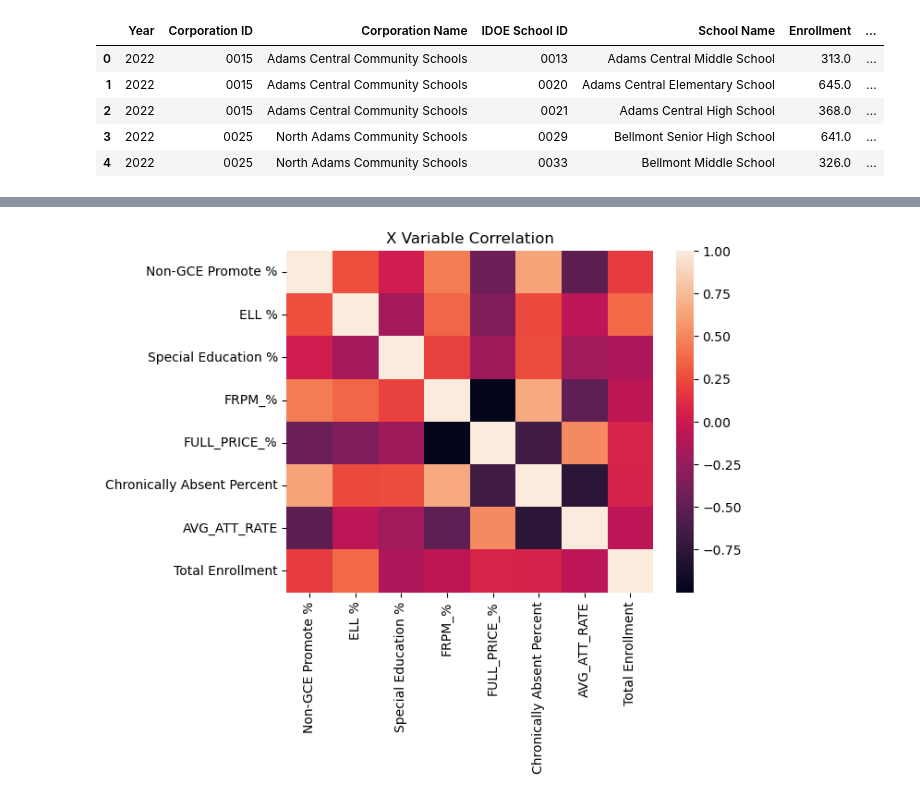
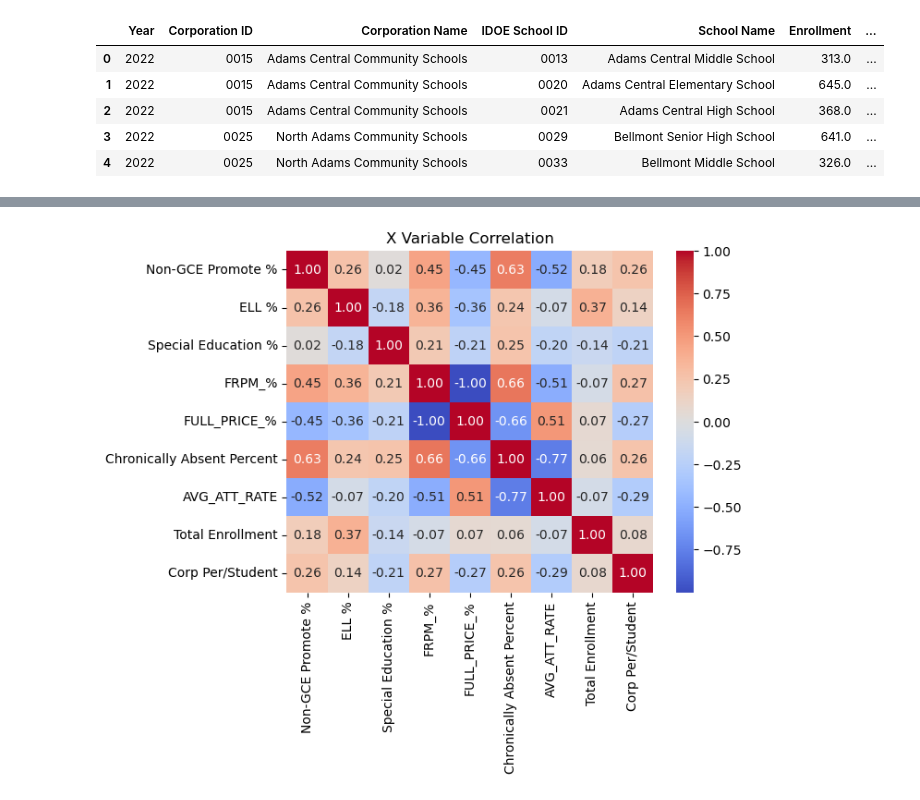
Before and after one commit to lehmanta23/IDOE_AI_project, a Jupyter notebook: Updated Data Exploration_Taylor.ipynb, the cells around one changed output, grey strips where cells are left out. Drawn from its saved outputs; the diff is of its cells as text; code cells hidden in the pictures.

```diff
--- a/Updated Data Exploration_Taylor.ipynb
+++ b/Updated Data Exploration_Taylor.ipynb
@@ -106,13 +109,13 @@ df.head()
 | 3 | 125 | MSD Southwest Allen County Schls | 0.024144 | 0.020649 | 0.119391 | 0.236400 | 0.763468 | ... |
 | 4 | 225 | Northwest Allen County Schools | 0.012208 | 0.036025 | 0.157700 | 0.237743 | 0.762257 | ... |
 # %%
-X = ["Non-GCE Promote %", "ELL %", "Special Education %", "FRPM_%", "FULL_PRICE_%", "Chronically Absent Percent", "AVG_ATT_RATE", "Total Enrollment"]
+X = ["Non-GCE Promote %", "ELL %", "Special Education %", "FRPM_%", "FULL_PRICE_%", "Chronically Absent Percent", "AVG_ATT_RATE", "Total Enrollment", "Corp Per/Student"]
 Y = ["ELA Proficient %", "Math Proficient %"]
 subset = df[X + Y]
 print(subset.head())
 corrs = subset.corr().loc[X, Y]
-plt.figure()
-sns.heatmap(corrs)
+feature_label_corr_map = plt.figure()
+sns.heatmap(corrs, annot=True, fmt=".2f", cmap="coolwarm", center=0)
 plt.show()
 # %% [output]
    Non-GCE Promote %     ELL %  Special Education %    FRPM_%  FULL_PRICE_%  \
@@ -139,8 +144,8 @@ plt.show()
 # %%
 x_corr = df[X].corr()
-plt.figure()
-sns.heatmap(x_corr)
+feature_feature_corr_map = plt.figure()
+sns.heatmap(x_corr, annot=True, fmt=".2f", cmap="coolwarm", center=0)
 plt.title("X Variable Correlation")
 plt.show()
 # %% [output]
-[figure, old version]
+[figure, new version]
```
Also changed, not shown: parts of 11 cells of this notebook.
